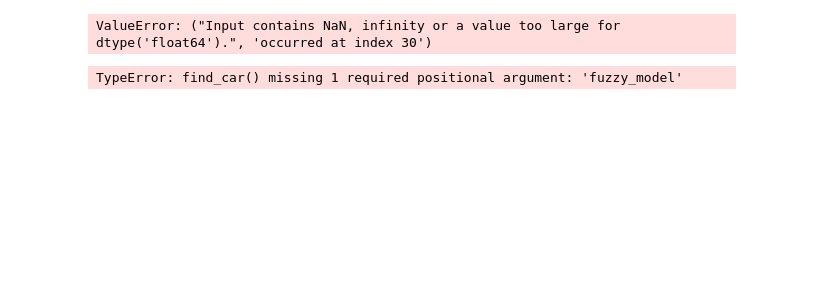
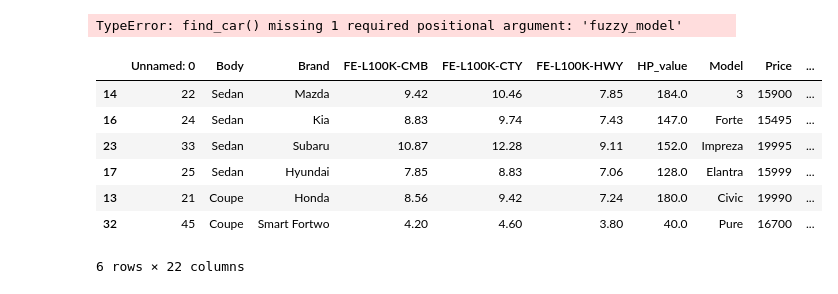
Before and after one commit to trentlavoie/fydp, a Jupyter notebook: notebooks/rec/rmse.ipynb, the cells around one changed output. Drawn from its saved outputs; the diff is of its cells as text; code cells hidden in the pictures; blank space fills up the shorter version.

Commit message:
add body type filtering

```diff
--- a/notebooks/rec/rmse.ipynb
+++ b/notebooks/rec/rmse.ipynb
@@ -56,15 +63,4 @@ FuelEconomy    float64
 dtype: object
-# %%
-user_vector = [3.2,4.2,2.0,3.3]
-
-def calc_rmse(row, user_vec):
-    car_vector = [row.HP, row.Torque, row.Braking, row.RoadHolding]
-    return sqrt(mean_squared_error(user_vec, car_vector))
-
-df['rmse_score'] = df.apply(lambda x: calc_rmse(x,user_vector), axis=1)
-df.sort_values(by=['rmse_score'])
-# %% [output]
-ValueError: ("Input contains NaN, infinity or a value too large for dtype('float64').", 'occurred at index 30')
 # %%
 def generate_user_vec(driving_log, web_map, m):
     run_df = m.format_df([driving_log])
@@ -127,7 +123,10 @@ def filter_cars(row, web_map=dict()):
         cond3 = False
     elif fuel_pref == 3 and row.FuelEconomy < 2:
         cond3 = False
-    return cond1 & cond2 & cond3
+    cond4 = False
+    if row['Body'] in set(web_map.get('body_types', ['Sedan'])):
+        cond4 = True
+    return cond1 & cond2 & cond3 & cond4
 
 def find_car(models_file, driving_log, web_inputs, fuzzy_model):
     user_vector = generate_user_vec(driving_log, web_inputs, fuzzy_model)
@@ -146,6 +145,7 @@ web_mapping = {
     'price_min': 10000,
     'price_max': 45000,
     'fuel_economy': 1, # 1,2,3
+    'body_types': ['Sedan', 'Coupe']
 }
 
 with open('models/fuzzy_models.p', 'rb') as handle:
@@ -158,12 +158,13 @@ find_car(DATA_FILE, None, None)
 # %% [output]
 TypeError: find_car() missing 1 required positional argument: 'fuzzy_model'
 # %%
-def return_rmse(price, fuel_economy, data_file_name):
+def return_rmse(price, fuel_economy, data_file_name='hwd_data2/run_40.csv', car_body=['Sedan', 'Coupe']):
 
     web_mapping = {
         'price_min': 0,
-        'price_max': 45000,
+        'price_max': price,
         'fuel_economy': 1, # 1,2,3
+        'body_types': car_body,
     }
 
     with open('models/fuzzy_models.p', 'rb') as handle:
@@ -172,4 +173,15 @@ def return_rmse(price, fuel_economy, data_file_name):
     model = find_car(DATA_FILE, 'hwd_data2/run_40.csv', web_mapping, fuzzy_models)
     list_of_cars = model.T.to_dict().values()
 
-    return list_of_cars
+    return model
+# %%
+return_rmse(30000, 3, car_body=['Sedan','Coupe'])
+# %% [output]
+|  | Unnamed: 0 | Body | Brand | FE-L100K-CMB | FE-L100K-CTY | FE-L100K-HWY | HP_value | Model | Price | ... |
+| 14 | 22 | Sedan | Mazda | 9.42 | 10.46 | 7.85 | 184.0 | 3 | 15900 | ... |
+| 16 | 24 | Sedan | Kia | 8.83 | 9.74 | 7.43 | 147.0 | Forte | 15495 | ... |
+| 23 | 33 | Sedan | Subaru | 10.87 | 12.28 | 9.11 | 152.0 | Impreza | 19995 | ... |
+| 17 | 25 | Sedan | Hyundai | 7.85 | 8.83 | 7.06 | 128.0 | Elantra | 15999 | ... |
+| 13 | 21 | Coupe | Honda | 8.56 | 9.42 | 7.24 | 180.0 | Civic | 19990 | ... |
+| 32 | 45 | Coupe | Smart Fortwo | 4.20 | 4.60 | 3.80 | 40.0 | Pure | 16700 | ... |
+6 rows × 22 columns
```
Also changed, not shown: parts of 2 cells of this notebook, 2 other files.
